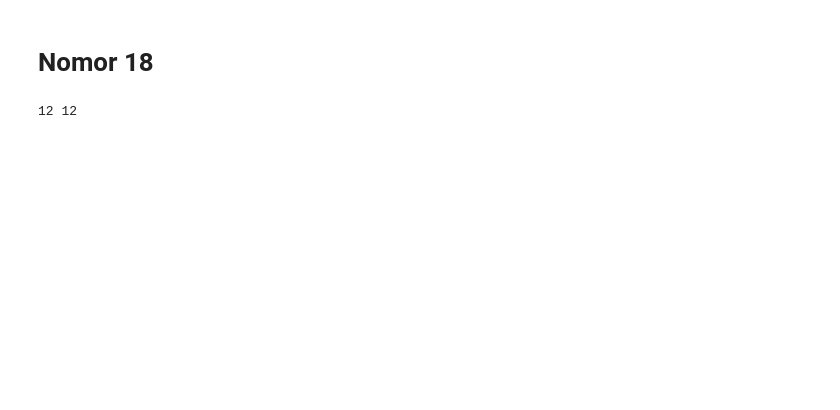
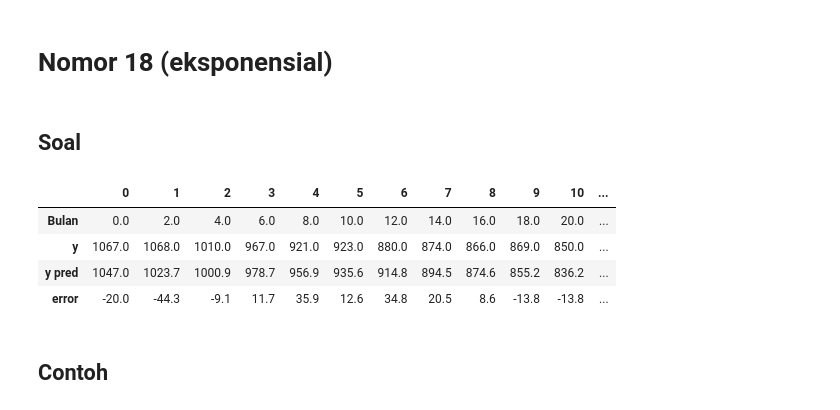
Before and after one commit to RendiZein/Metode-Rekayasa-Komputasi, a Jupyter notebook: Least_Square_Method.ipynb, the cells around one changed output. Drawn from its saved outputs; the diff is of its cells as text; code cells hidden in the pictures; blank space fills up the shorter version.

```diff
--- a/Least_Square_Method.ipynb
+++ b/Least_Square_Method.ipynb
@@ -21,8 +118,39 @@ print(len(x), len(y))
 # %% [markdown]
-# Nomor 18
+# Nomor 18 (eksponensial)
+# %%
+x = np.linspace(0,22,12)
+y = [1067,1068,1010,967,921,923,880,874,866,869,850,845]
+def eksponensial(x,y):
+  N = len(x)
+  sum_tj=np.sum(x)
+  sum_tj2=np.sum([j**2 for j in x])
+  sum_lnyj=np.sum([np.log(j) for j in y])
+  sum_tjlnyj=np.sum([x[i]*np.log(j) for i,j in enumerate(y)])
+  a0 = np.exp(((sum_lnyj*sum_tj2)-(sum_tj*sum_tjlnyj))\
+              /((N*sum_tj2)-(sum_tj**2)))
+  a1=((N*sum_tjlnyj)-(sum_tj*sum_lnyj))\
+    /((N*sum_tj2)-(sum_tj**2))
+  ft=lambda t: a0*np.exp(a1*t)
+  yr=[ft(t) for t in x]
+  error=[j-y[i] for i,j in enumerate(yr)]
+  df = pd.DataFrame(list(zip(x,y,yr,error)),
+                    columns =['Bulan','y','y pred','error'])
+  # df['Bulan']=df['Bulan'].apply(lambda x: round(x,0))
+  df['y']=df['y'].apply(lambda x: round(x,0))
+  df['y pred']=df['y pred'].apply(lambda x: round(x,1))
+  df['error']=df['error'].apply(lambda x: round(x,1))
+  display(df.T)
+# %% [markdown]
+## Soal
 # %%
 x = np.linspace(0,22,12)
 y = [1067,1068,1010,967,921,923,880,874,866,869,850,845]
-print(len(x), len(y))
+eksponensial(x,y)
 # %% [output]
-12 12
+|  | 0 | 1 | 2 | 3 | 4 | 5 | 6 | 7 | 8 | 9 | 10 | ... |
+| Bulan | 0.0 | 2.0 | 4.0 | 6.0 | 8.0 | 10.0 | 12.0 | 14.0 | 16.0 | 18.0 | 20.0 | ... |
+| y | 1067.0 | 1068.0 | 1010.0 | 967.0 | 921.0 | 923.0 | 880.0 | 874.0 | 866.0 | 869.0 | 850.0 | ... |
+| y pred | 1047.0 | 1023.7 | 1000.9 | 978.7 | 956.9 | 935.6 | 914.8 | 894.5 | 874.6 | 855.2 | 836.2 | ... |
+| error | -20.0 | -44.3 | -9.1 | 11.7 | 35.9 | 12.6 | 34.8 | 20.5 | 8.6 | -13.8 | -13.8 | ... |
+# %% [markdown]
+## Contoh
```
Also changed, not shown: parts of 20 cells of this notebook.
